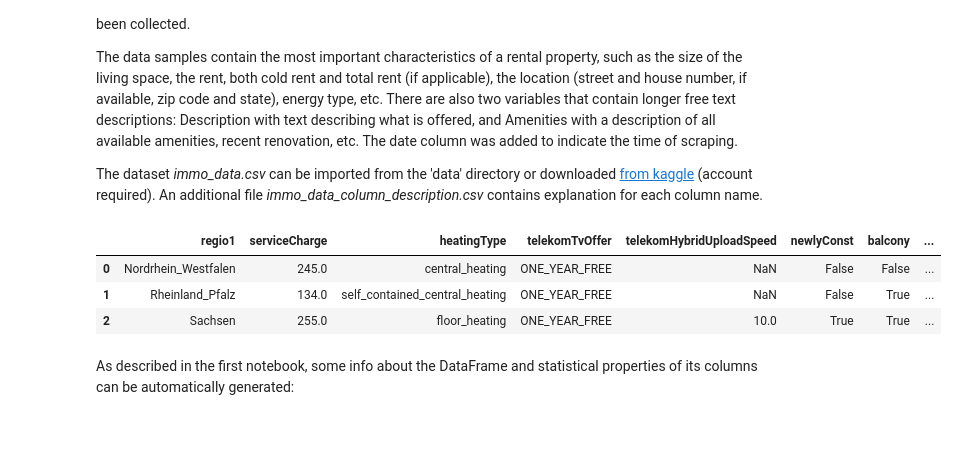
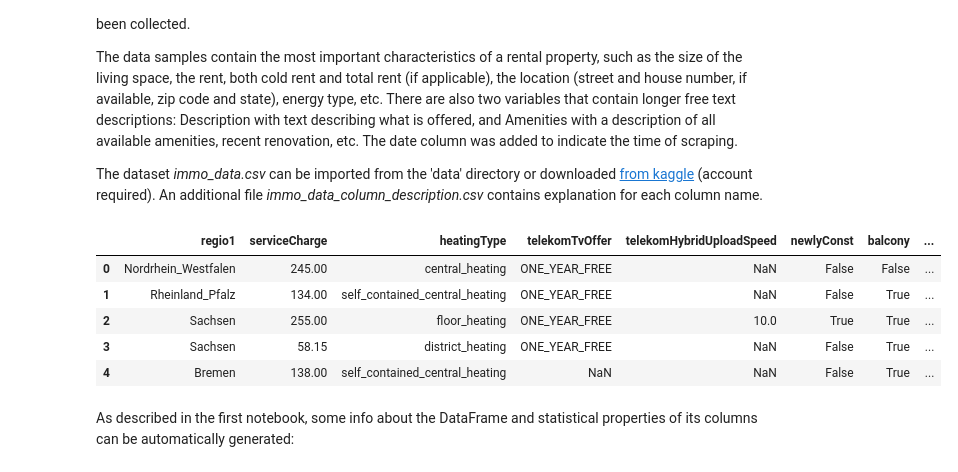
Before and after one commit to SchnilchMitte/ML-Template, a Jupyter notebook: A2_Data_Preparation_Regression.ipynb, the cells around one changed output. Cells and saved outputs as stored; diff of their text form; code cells hidden in the pictures; blank space fills up the shorter version.

```diff
--- a/A2_Data_Preparation_Regression.ipynb
+++ b/A2_Data_Preparation_Regression.ipynb
@@ -19,26 +19,28 @@ The dataset _immo_data.csv_ can be imported from the 'data' directory or downloa
 # %%
 import numpy as np
 import pandas as pd
 import matplotlib.pyplot as plt
 from IPython.display import display
 from sklearn import linear_model
 from sklearn.impute import SimpleImputer
 from sklearn.metrics import mean_squared_error, mean_absolute_error
 from sklearn.pipeline import make_pipeline
 from sklearn.preprocessing import MinMaxScaler
 from sklearn.model_selection import KFold, GridSearchCV, train_test_split
 
 pd.options.display.max_columns = 50
 
 immo = pd.read_csv("data/immo_data.csv.zip")
 column_descriptions = pd.read_csv("data/immo_data_column_description.csv")
 
-immo.head(3)
+immo.head(5)
 # %% [output]
 |  | regio1 | serviceCharge | heatingType | telekomTvOffer | telekomHybridUploadSpeed | newlyConst | balcony | ... |
-| 0 | Nordrhein_Westfalen | 245.0 | central_heating | ONE_YEAR_FREE | NaN | False | False | ... |
-| 1 | Rheinland_Pfalz | 134.0 | self_contained_central_heating | ONE_YEAR_FREE | NaN | False | True | ... |
-| 2 | Sachsen | 255.0 | floor_heating | ONE_YEAR_FREE | 10.0 | True | True | ... |
+| 0 | Nordrhein_Westfalen | 245.00 | central_heating | ONE_YEAR_FREE | NaN | False | False | ... |
+| 1 | Rheinland_Pfalz | 134.00 | self_contained_central_heating | ONE_YEAR_FREE | NaN | False | True | ... |
+| 2 | Sachsen | 255.00 | floor_heating | ONE_YEAR_FREE | 10.0 | True | True | ... |
+| 3 | Sachsen | 58.15 | district_heating | ONE_YEAR_FREE | NaN | False | True | ... |
+| 4 | Bremen | 138.00 | self_contained_central_heating | NaN | NaN | False | True | ... |
 # %% [markdown]
 As described in the first notebook, some info about the DataFrame and statistical properties of its columns can be automatically generated:
 # %%
```
Also changed, not shown: parts of 11 cells of this notebook, 1 other file.
